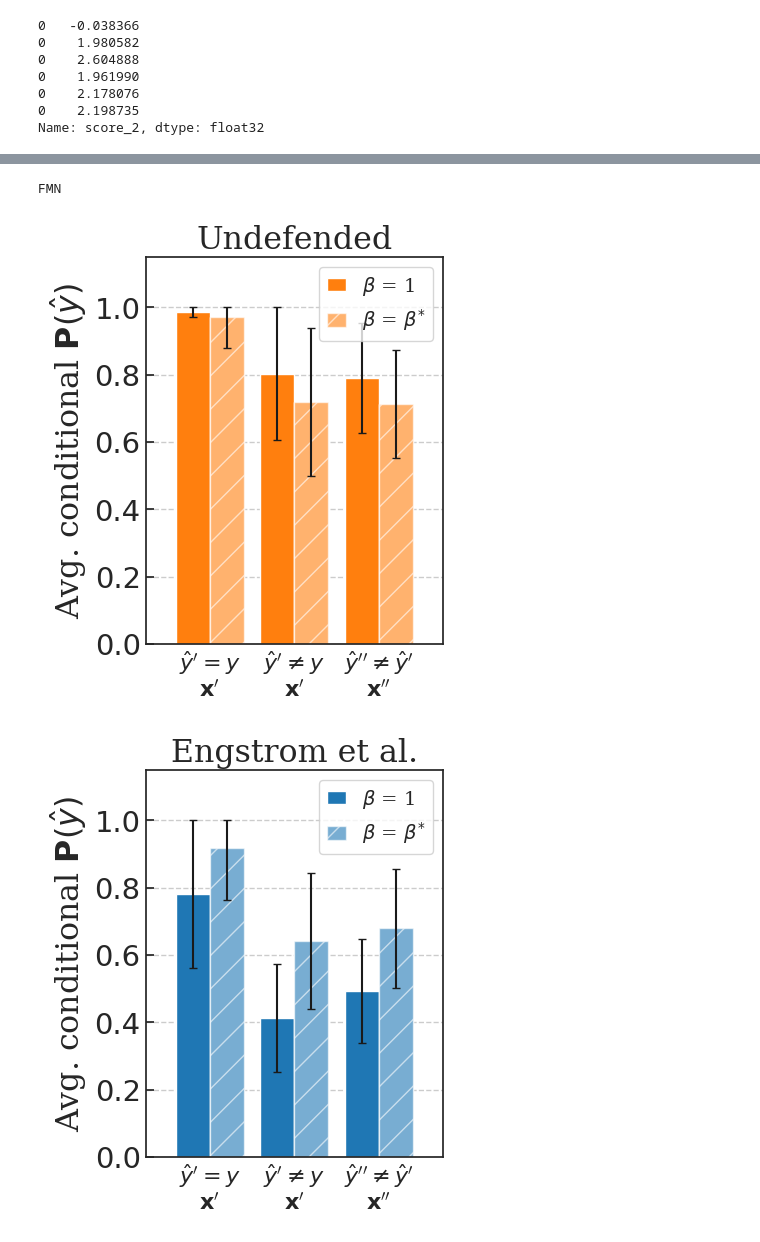
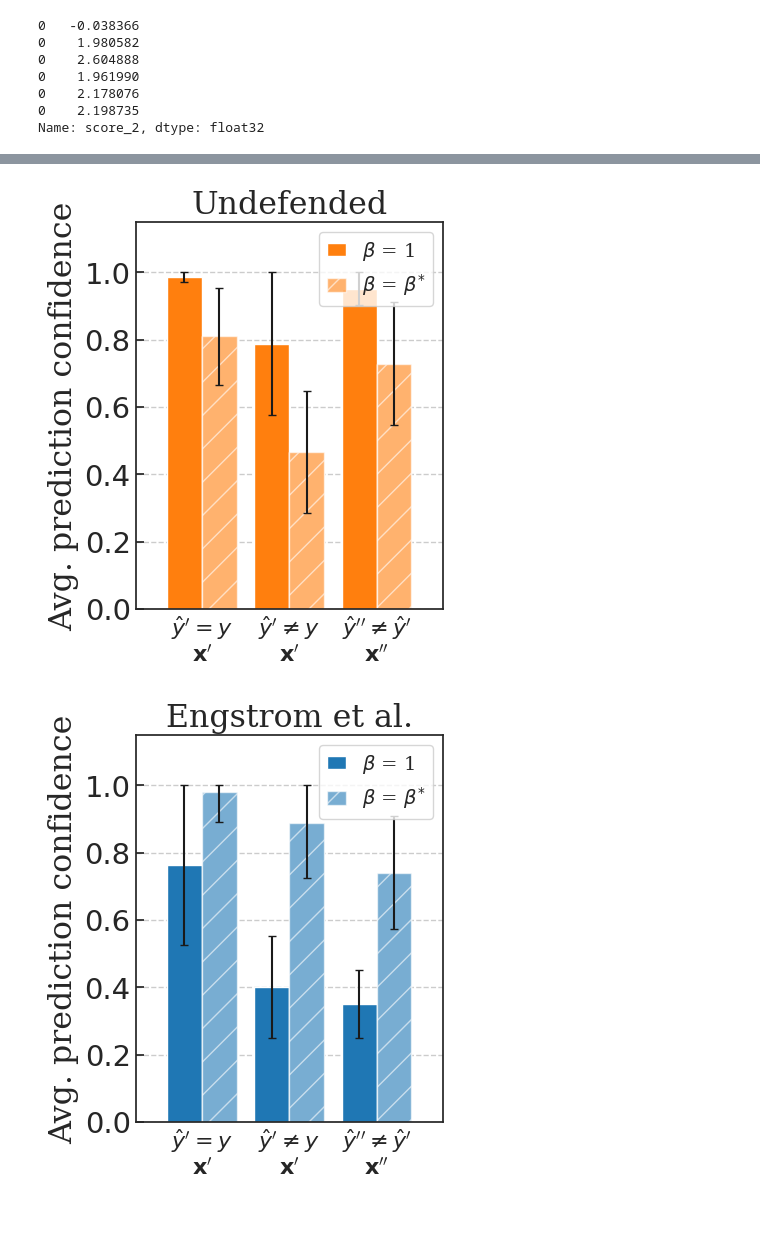
Before and after one commit to viictorjimenezzz/pa-covariate-shift, a Jupyter notebook: src/plot/adv/adv_eval.ipynb, the cells around one changed output, grey strips where cells are left out. Cells and saved outputs as stored; diff of their text form; code cells hidden in the pictures.

```diff
--- a/src/plot/adv/adv_eval.ipynb
+++ b/src/plot/adv/adv_eval.ipynb
@@ -165,11 +165,11 @@ df_fmn_betas = df_fmn.loc[
 ]
 # %%
 import pickle
-df_betas = pd.concat([df_pgd_betas, df_fmn_betas], ignore_index=True)
+# df_betas = pd.concat([df_pgd_betas, df_fmn_betas], ignore_index=True)
 
 file_path  = r"/cluster/home/vjimenez/adv_pa_new/results/adv/betas_to_plot.pkl"
-with open(file_path, 'wb') as f:
-    pickle.dump(df_betas, f)
+# with open(file_path, 'wb') as f:
+#     pickle.dump(df_betas, f)
 # %%
 with open(file_path, 'rb') as f:
     df_betas = pickle.load(f)
@@ -1878,6 +2069,7 @@ def get_distribution_df(
         attack_list,
         defense_list,
         epsilon_list,
+        ar: str = "1.0"
     ):
     labels_tensor = torch.arange(0,10).to(dtype=int)
     num_labels = 10
@@ -1886,9 +2078,9 @@ def get_distribution_df(
     for attack, defense, epsilon in zip(attack_list, defense_list, epsilon_list):
 
         if attack.lower() == "pgd":
-            fname = f"PGD_eps={epsilon}_ar=1.0_distributions.pkl"
+            fname = f"PGD_eps={epsilon}_ar={ar}_distributions.pkl"
         else:
-            fname = "FMN_ar=1.0_distributions.pkl"
+            fname = f"FMN_ar={ar}_distributions.pkl"
 
         filepath = os.path.join(DIRNAME, "adv", defense, fname)
 
@@ -2641,7 +2829,7 @@ def plot_distributions_truefalse_0(
 
         ax.set_title(LABEL_DICT[defense], fontname=fontname)
 
-        # ax.set_ylabel(r"Avg. conditional $p$", fontname=fontname)
+        ax.set_ylabel(r"Avg. prediction confidence", fontname=fontname)
 
         plt.tight_layout()
         if save:
@@ -2650,7 +2838,7 @@ def plot_distributions_truefalse_0(
             else:
                 savepath = os.path.join(savedir, defense, f"{defense}_3_FMN{save_appendix}.pdf")
 
-            plt.savefig(savepath)
+            plt.savefig(savepath, dpi=300)
             plt.clf()
         else:
             plt.show()
@@ -2658,25 +2846,30 @@ def plot_distributions_truefalse_0(
 # %%
 defenses = list(COLORS_DICT.keys())
 num_defenses = len(defenses)
 
 attack = "FMN"
 epsilon = None
 
+attack = "PGD"
+epsilon = "0.1255"
+
 # for epsilon in ["0.0314", "0.0627", "0.1255"]:
 # epsilon = None "0.1255"
 
 # defenses = ["Standard"]
-df = get_distribution_df([attack]*num_defenses, defenses, [epsilon]*num_defenses)
-# df = get_distribution_df(["FMN"]*num_defenses, defenses, [None]*num_defenses, truefalse = True)
-
+df = get_distribution_df(
+    [attack]*num_defenses,
+    defenses,
+    [epsilon]*num_defenses,
+    ar="1.0"
+)
 plot_distributions_truefalse_0(
         df_truefalse = df,
         savedir = r"/cluster/home/vjimenez/adv_pa_new/results/adv",
         save = False,
         legend = False,
-        save_appendix = ""
+        save_appendix = "_ar=1.0"
 )
 # %% [output]
-FMN
-[figure, old version]
+[figure, new version]
-[figure, old version]
+[figure, new version]
```
Also changed, not shown: parts of 28 cells of this notebook, 12 other files.
